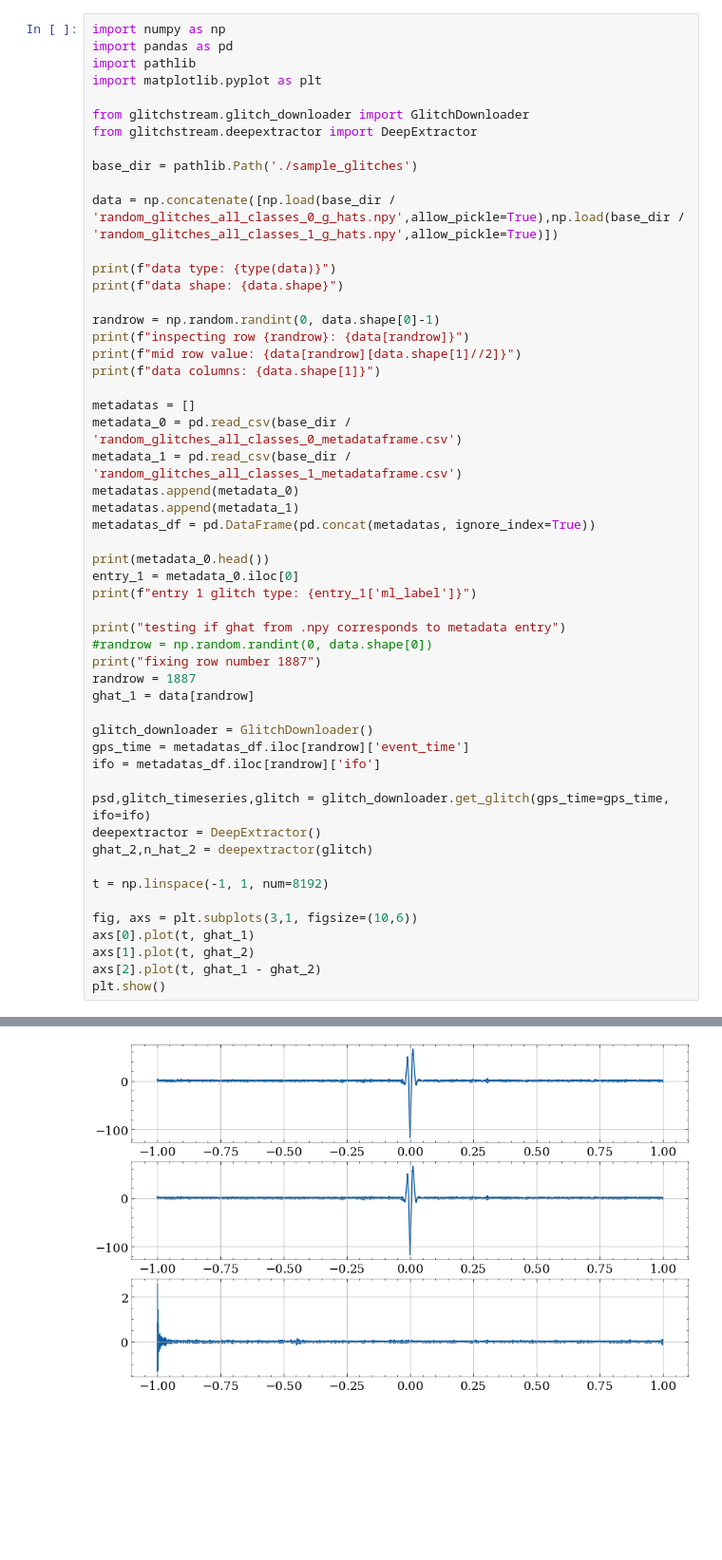
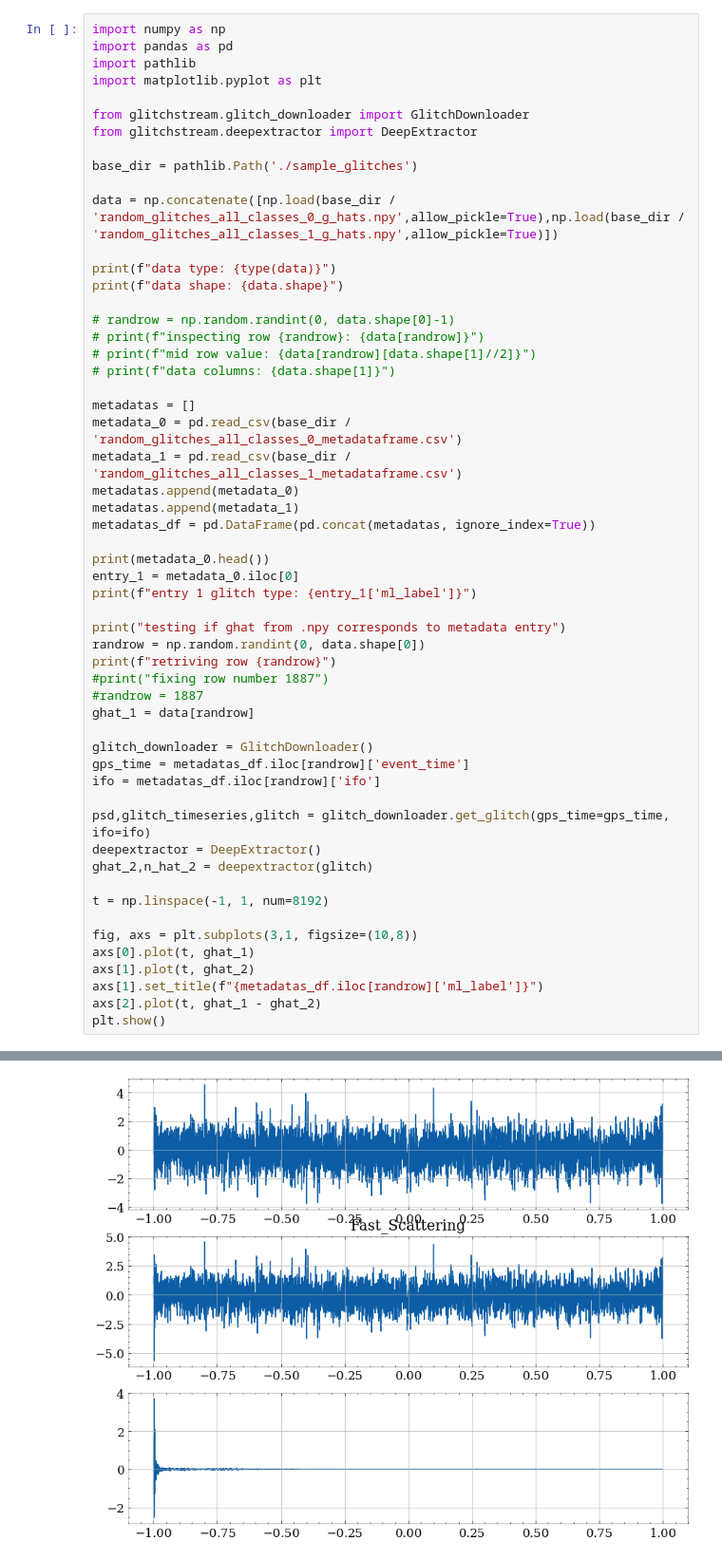
Before and after one commit to fky301/glitchstream_kfang, a Jupyter notebook: glitch_clustering.ipynb, the cells around one changed output, grey strips where cells are left out. Shown at 95% size. Cells and saved outputs as stored; diff of their text form; blank space fills up the shorter version.

```diff
--- a/glitch_clustering.ipynb
+++ b/glitch_clustering.ipynb
@@ -14,10 +14,10 @@ data = np.concatenate([np.load(base_dir / 'random_glitches_all_classes_0_g_hats.
 print(f"data type: {type(data)}")
 print(f"data shape: {data.shape}")
 
-randrow = np.random.randint(0, data.shape[0]-1)
-print(f"inspecting row {randrow}: {data[randrow]}")
-print(f"mid row value: {data[randrow][data.shape[1]//2]}")
-print(f"data columns: {data.shape[1]}")
+# randrow = np.random.randint(0, data.shape[0]-1)
+# print(f"inspecting row {randrow}: {data[randrow]}")
+# print(f"mid row value: {data[randrow][data.shape[1]//2]}")
+# print(f"data columns: {data.shape[1]}")
 
 metadatas = []
 metadata_0 = pd.read_csv(base_dir / 'random_glitches_all_classes_0_metadataframe.csv')
@@ -31,9 +31,10 @@ entry_1 = metadata_0.iloc[0]
 print(f"entry 1 glitch type: {entry_1['ml_label']}")
 
 print("testing if ghat from .npy corresponds to metadata entry")
-#randrow = np.random.randint(0, data.shape[0])
-print("fixing row number 1887")
-randrow = 1887
+randrow = np.random.randint(0, data.shape[0])
+print(f"retriving row {randrow}")
+#print("fixing row number 1887")
+#randrow = 1887
 ghat_1 = data[randrow]
 
 glitch_downloader = GlitchDownloader()
@@ -46,9 +47,10 @@ ghat_2,n_hat_2 = deepextractor(glitch)
 
 t = np.linspace(-1, 1, num=8192)
 
-fig, axs = plt.subplots(3,1, figsize=(10,6))
+fig, axs = plt.subplots(3,1, figsize=(10,8))
 axs[0].plot(t, ghat_1)
 axs[1].plot(t, ghat_2)
+axs[1].set_title(f"{metadatas_df.iloc[randrow]['ml_label']}")
 axs[2].plot(t, ghat_1 - ghat_2)
 plt.show()
 # %% [output]
@@ -76,4 +93,4 @@ https://scikit-learn.org/stable/model_persistence.html#security-maintainability-
-[figure, old version]
+[figure, new version]
 # %%
 from sklearn.decomposition import PCA
 from sklearn.preprocessing import normalize
```
Also changed, not shown: parts of 11 cells of this notebook, 4 other files.
